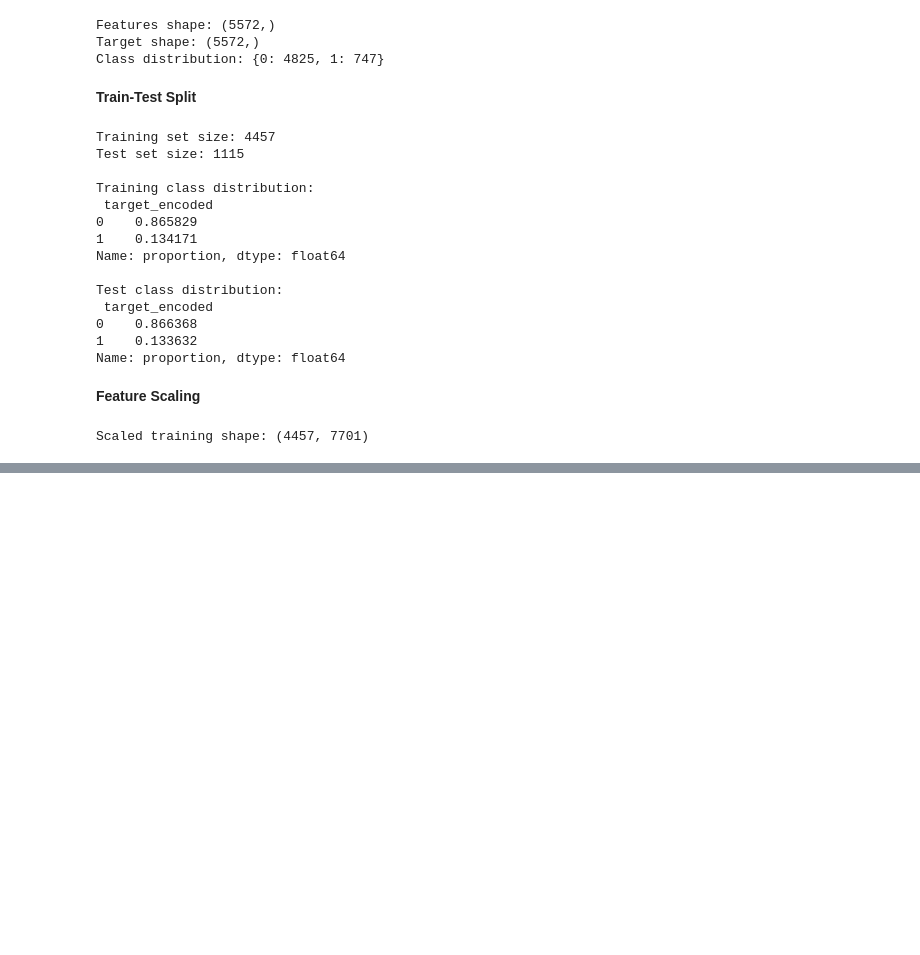
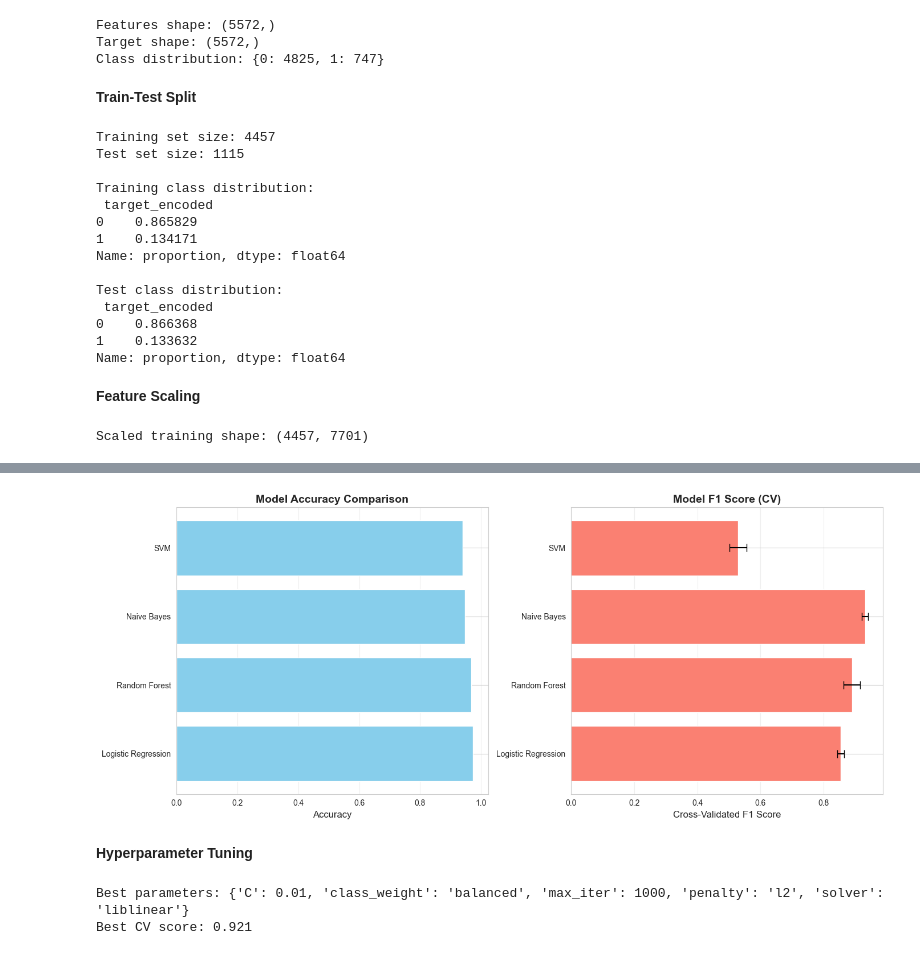
Before and after one commit to mdmohsin212/interview-prep, a Jupyter notebook: ML/Supervised Learning/Classification/Advance/Spam_Email_Detection.ipynb, the cells around one changed output, grey strips where cells are left out. Drawn from its saved outputs; the diff is of its cells as text; code cells hidden in the pictures; blank space fills up the shorter version.

```diff
--- a/ML/Supervised Learning/Classification/Advance/Spam_Email_Detection.ipynb
+++ b/ML/Supervised Learning/Classification/Advance/Spam_Email_Detection.ipynb
@@ -165,0 +301,37 @@ Scaled training shape: (4457, 7701)
+# %%
+fig, axes = plt.subplots(1, 2, figsize=(14, 6))
+axes[0].barh(comparison['Model'], comparison['Accuracy'], color='skyblue')
+axes[0].set_xlabel('Accuracy', fontsize=12)
+axes[0].set_title('Model Accuracy Comparison', fontsize=14, fontweight='bold')
+axes[0].grid(axis='x', alpha=0.3)
+
+
+axes[1].barh(comparison['Model'], comparison['CV F1 Mean'],
+             xerr=comparison['CV F1 Std'], color='salmon', capsize=5)
+axes[1].set_xlabel('Cross-Validated F1 Score', fontsize=12)
+axes[1].set_title('Model F1 Score (CV)', fontsize=14, fontweight='bold')
+axes[1].grid(axis='x', alpha=0.3)
+plt.tight_layout()
+plt.show()
+# %% [output]
+[figure, added]
+# %% [markdown]
+**Hyperparameter Tuning**
+# %%
+param_grid = {
+    'C' : [0.01, 0.1, 1, 3, 10],
+    "penalty": ["l1", "l2"],
+    "solver": ["liblinear", "saga"],
+    "class_weight": [None, "balanced"],
+    "max_iter": [1000, 3000]
+}
+lrm = LogisticRegression(random_state=42)
+
+grid_search = GridSearchCV(lrm, param_grid, cv=5, scoring='f1', n_jobs=-1)
+grid_search.fit(x_train_scaled, y_train)
+
+print(f"Best parameters: {grid_search.best_params_}")
+print(f"Best CV score: {grid_search.best_score_:.3f}")
+# %% [output]
+Best parameters: {'C': 0.01, 'class_weight': 'balanced', 'max_iter': 1000, 'penalty': 'l2', 'solver': 'liblinear'}
+Best CV score: 0.921
```
Also changed, not shown: parts of 21 cells of this notebook, 3 other files.
